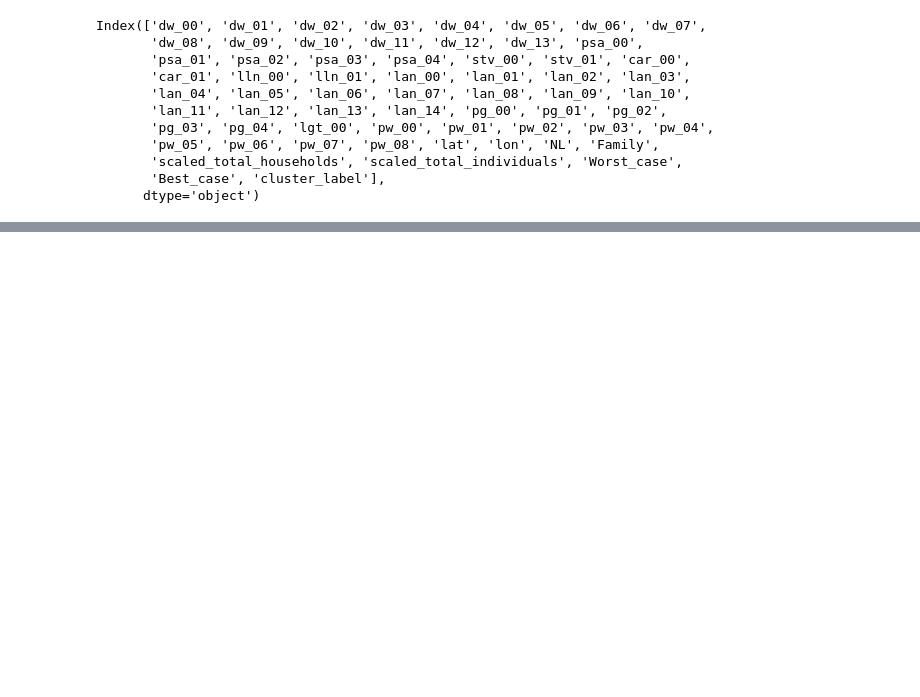
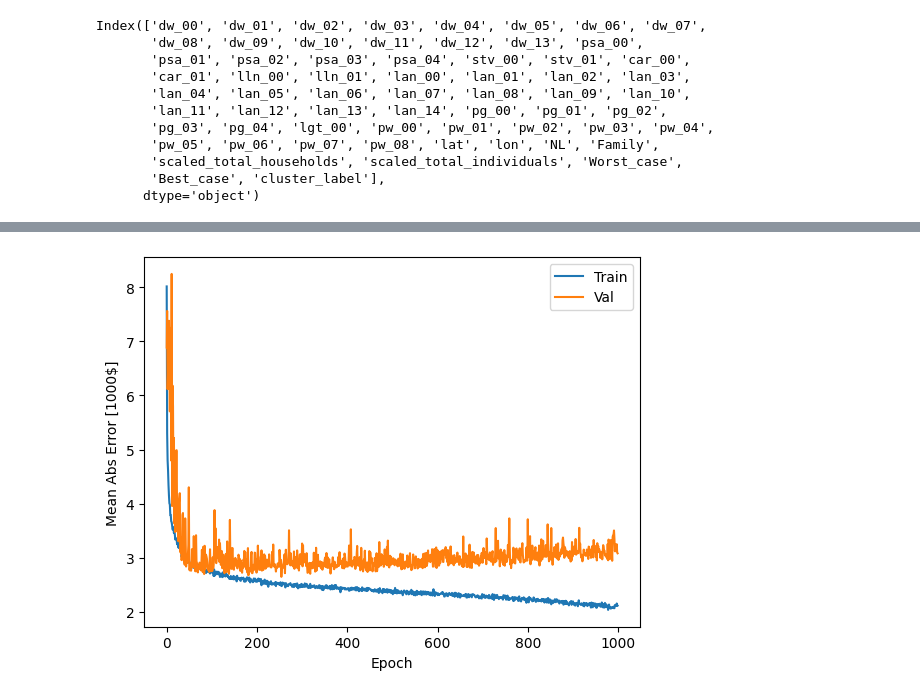
Before and after one commit to ExplorerGumel/Trailblazers-Qualification-Challenge, a Jupyter notebook: Solution.ipynb, the cells around one changed output, grey strips where cells are left out. Cells and saved outputs as stored; diff of their text form; code cells hidden in the pictures; blank space fills up the shorter version.

```diff
--- a/Solution.ipynb
+++ b/Solution.ipynb
@@ -182,0 +325,11 @@ print(mean_squared_error(y_test,prediction))
+# %%
+sample_size = X_train.shape[0] # number of samples in train set
+time_steps  = X_train.shape[1] # number of features in train set
+input_dimension = 1               # each feature is represented by 1 number
+
+X_train_reshaped = X_train.values.reshape(sample_size,time_steps,input_dimension)
+X_test_reshaped = X_test.values.reshape(X_test.shape[0],X_test.shape[1],1)
+
+print("After reshape train data set shape:\n", X_train_reshaped.shape)
+print("1 Sample shape:\n",X_train_reshaped[0].shape)
+print("An example sample:\n", X_train_reshaped[0])
@@ -182,0 +354,27 @@ print(mean_squared_error(y_test,prediction))
+# %%
+from tensorflow.keras.layers import Dropout, Conv1D, MaxPooling1D
+
+def build_conv1D_model():
+
+  model = Sequential(name="model_conv1D")
+  model.add(Input(shape=(time_steps,input_dimension)))
+  model.add(Conv1D(filters=64, kernel_size=5, activation='relu',kernel_regularizer=tf.keras.regularizers.l2(0.01), name="Conv1D_1"))
+  model.add(Dropout(0.5))
+  model.add(Conv1D(filters=64, kernel_size=3, activation='relu',kernel_regularizer=tf.keras.regularizers.l2(0.01), name="Conv1D_2"))
+
+  model.add(Conv1D(filters=64, kernel_size=2, activation='relu',kernel_regularizer=tf.keras.regularizers.l2(0.01), name="Conv1D_3"))
+
+  model.add(MaxPooling1D(pool_size=2, name="MaxPooling1D"))
+  model.add(tf.keras.layers.BatchNormalization())
+  model.add(Flatten())
+  model.add(Dense(16, activation='relu', name="Dense_1"))
+  model.add(Dense(input_dimension, name="Dense_2"))
+
+
+  optimizer = tf.keras.optimizers.RMSprop(0.001)
+
+  model.compile(loss='mse',optimizer=optimizer,metrics=['mae'])
+  return model
+
+model_conv1D = build_conv1D_model()
+model_conv1D.summary()
@@ -182,0 +399,4 @@ print(mean_squared_error(y_test,prediction))
+# %%
+# Store training stats
+history = model_conv1D.fit(X_train_reshaped, y_train, epochs=EPOCHS,
+                    validation_data=(X_test_reshaped,y_test), verbose=1)
@@ -182,0 +421,4 @@ print(mean_squared_error(y_test,prediction))
+# %%
+plot_history(history)
+# %% [output]
+[figure, added]
```
Also changed, not shown: parts of 19 cells of this notebook.
